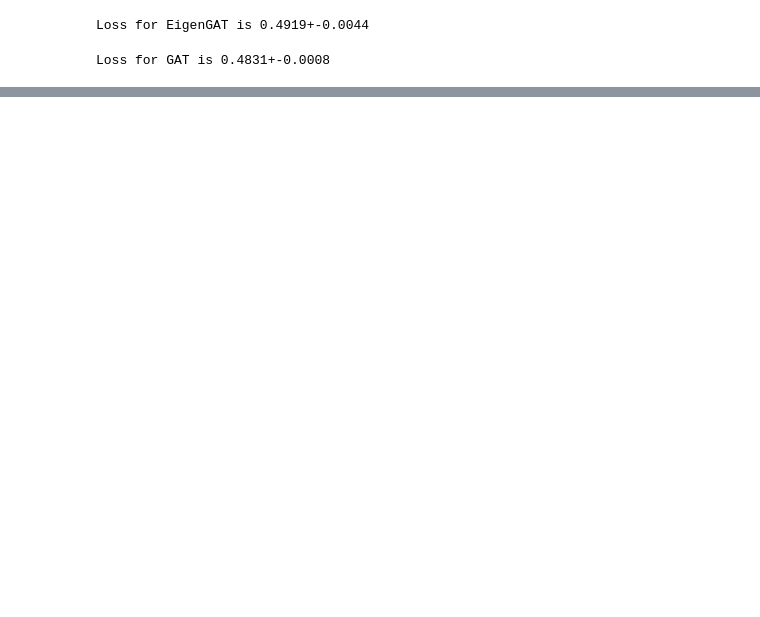
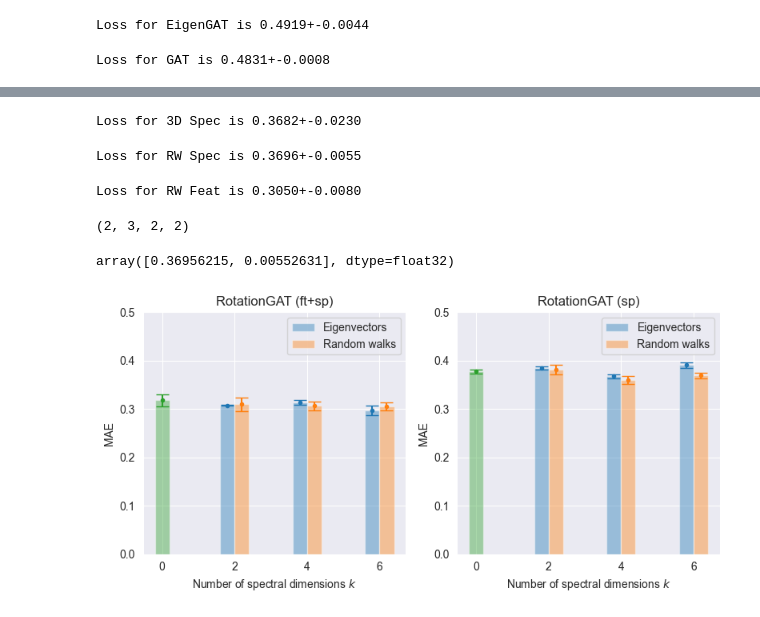
Before and after one commit to mirjanic/gnn_curvature, a Jupyter notebook: plot_results.ipynb, the cells around one changed output, grey strips where cells are left out. Saved outputs shown, nothing was run; the diff lists cells and outputs as text; code cells hidden in the pictures; blank space fills up the shorter version.

```diff
--- a/plot_results.ipynb
+++ b/plot_results.ipynb
@@ -101,0 +124,76 @@ pass
+# %%
+print_stats(load_data('3D Spec', ['runs/rotations_3d_eigens_42.npz',
+                                   'runs/rotations_3d_eigens_43.npz',
+                                   'runs/rotations_3d_eigens_44.npz',
+                                   ]))
+# %% [output]
+Loss for 3D Spec is 0.3682+-0.0230
+# %%
+print_stats(load_data('RW Spec', ['runs/rotations_2d_walks_42.npz',
+                                   'runs/rotations_2d_walks_43.npz',
+                                   'runs/rotations_2d_walks_44.npz',
+                                   ]))
+# %% [output]
+Loss for RW Spec is 0.3696+-0.0055
+# %%
+print_stats(load_data('RW Feat', ['runs/feat_rotations_2d_walks_42.npz',
+                                   'runs/feat_rotations_2d_walks_43.npz',
+                                   'runs/feat_rotations_2d_walks_44.npz',
+                                   ]))
+# %% [output]
+Loss for RW Feat is 0.3050+-0.0080
+# %%
+var_k = np.array([[
+    [[load_data(f'run{f}{e}{k}', [f'runs/{f}rotations_2d_{e}{k}_{seed}.npz' for seed in [42,43,44]])[i] for i in
+      ['test_mean', 'test_std']]
+    for e in ['eigens', 'walks']] for k in ['_2k','_4k','']] for f in ['feat_', '']])
+var_k.shape
+# %% [output]
+(2, 3, 2, 2)
+# %%
+var_k[1,2,1]
+# %% [output]
+array([0.36956215, 0.00552631], dtype=float32)
+# %%
+zero_rot = load_data('rot0', [f'runs/rotations_2d_walks_6k_{s}.npz' for s in [42,43,44]])
+# %%
+zero_feat = load_data('feat0', [f'runs/feat_rotations_2d_walks_6k_{s}.npz' for s in [42,43, 44]])
+# %%
+fig, (ax1, ax2) = plt.subplots(1,2,figsize=(8,4))
+
+width = 0.4
+alpha = 0.4
+x = np.array([2,4,6])
+
+
+ax1.bar(x - width / 2, var_k[0,:,0,0], alpha=alpha, width=width, label='Eigenvectors')
+ax1.errorbar(x- width / 2, var_k[0,:,0,0], var_k[0,:,0,1], marker='.', linestyle='None', capsize=6)
+ax1.bar(x + width / 2, var_k[0,:,1,0], alpha=alpha, width=width, label='Random walks')
+ax1.errorbar(x + width / 2, var_k[0,:,1,0], var_k[0,:,1,1], marker='.', linestyle='None', capsize=6)
+
+ax1.bar(0, zero_feat['test_mean'], width=width, alpha=alpha)
+ax1.errorbar(0, zero_feat['test_mean'], zero_feat['test_std'], marker='.', linestyle='None', capsize=6)
+ax1.set_title('RotationGAT (ft+sp)')
+ax1.set_xlabel('Number of spectral dimensions $k$')
+ax1.set_ylabel('MAE')
+ax1.set_ylim(0,0.5)
+
+
+ax2.bar(x - width / 2, var_k[1,:,0,0], alpha=alpha, width=width, label='Eigenvectors')
+ax2.errorbar(x- width / 2, var_k[1,:,0,0], var_k[1,:,0,1], marker='.', linestyle='None', capsize=6)
+ax2.bar(x + width / 2, var_k[1,:,1,0], alpha=alpha, width=width, label='Random walks')
+ax2.errorbar(x + width / 2, var_k[1,:,1,0], var_k[1,:,1,1], marker='.', linestyle='None', capsize=6)
+
+ax2.bar(0, zero_rot['test_mean'], width=width, alpha=alpha)
+ax2.errorbar(0, zero_rot['test_mean'], zero_rot['test_std'], marker='.', linestyle='None', capsize=6)
+ax2.set_title('RotationGAT (sp)')
+ax2.set_xlabel('Number of spectral dimensions $k$')
+ax2.set_ylabel('MAE')
+ax2.set_ylim(0,0.5)
+
+ax1.legend()
+ax2.legend()
+fig.tight_layout()
+fig.savefig('graphics/spectral_bar.png', dpi=400)
+# %% [output]
+[figure, added]
```
Also changed, not shown: parts of 8 cells of this notebook, 59 other files.
